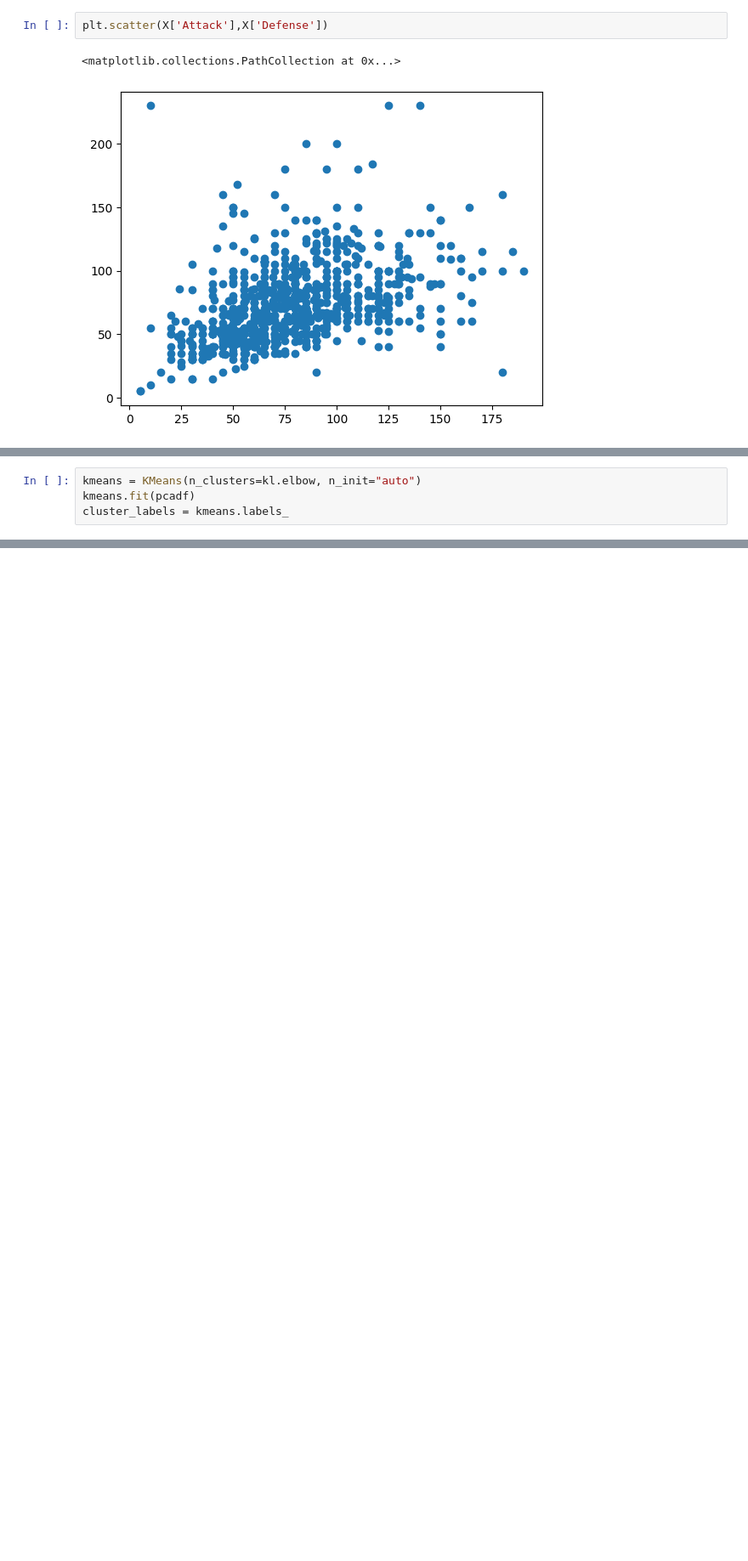
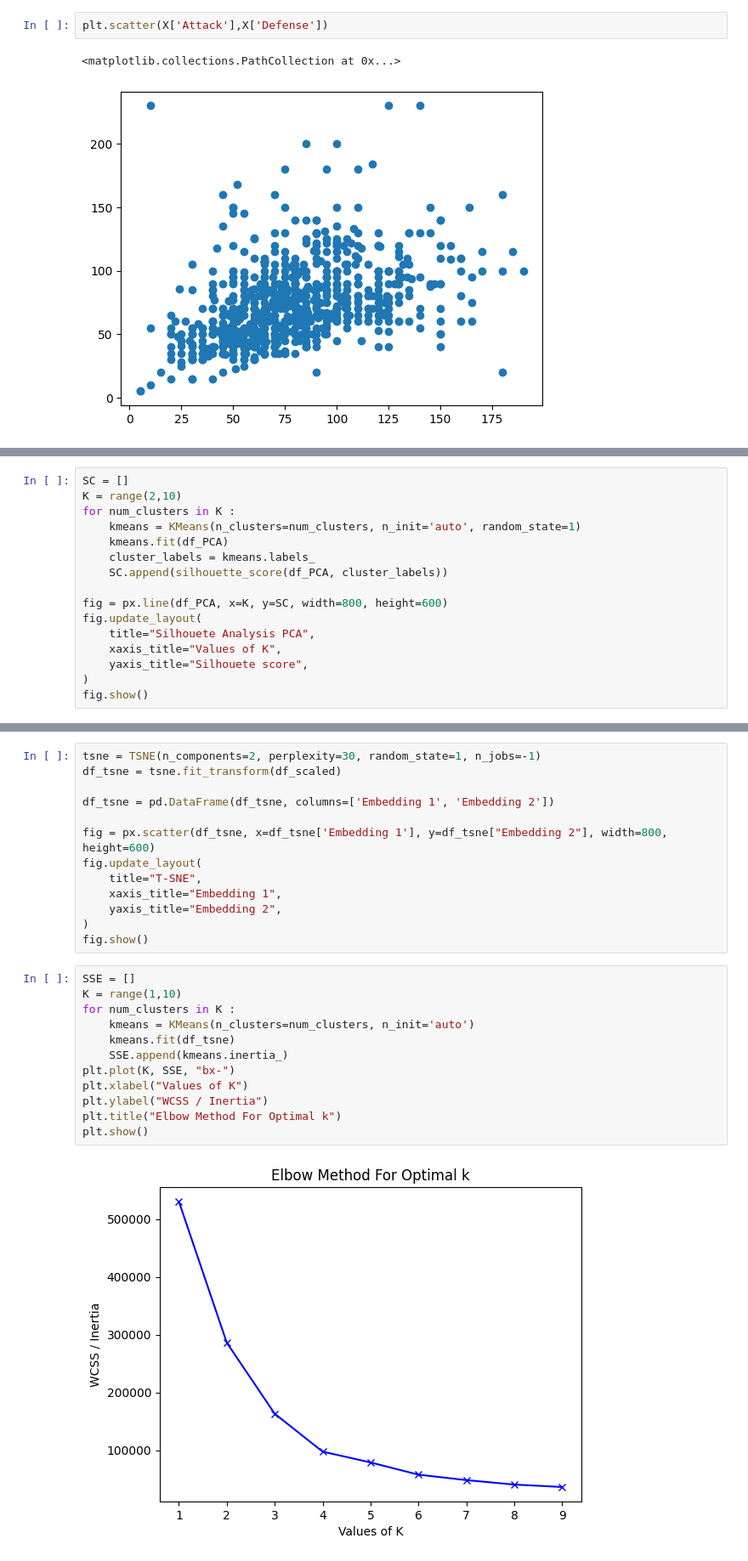
Before and after one commit to RPygramar/Pokemon-Clustering-PT-Edition, a Jupyter notebook: pokemon.ipynb, the cells around one changed output, grey strips where cells are left out. Shown at 85% size. Saved outputs shown, nothing was run; the diff lists cells and outputs as text; blank space fills up the shorter version.

```diff
--- a/pokemon.ipynb
+++ b/pokemon.ipynb
@@ -192,4 +235,0 @@ ValueError: x and y arrays must be equal in length along interpolation axis.
-# %%
-kmeans = KMeans(n_clusters=kl.elbow, n_init="auto")
-kmeans.fit(pcadf)
-cluster_labels = kmeans.labels_
@@ -207,0 +236,16 @@ plt.show()
+# %%
+SC = []
+K = range(2,10)
+for num_clusters in K :
+    kmeans = KMeans(n_clusters=num_clusters, n_init='auto', random_state=1)
+    kmeans.fit(df_PCA)
+    cluster_labels = kmeans.labels_
+    SC.append(silhouette_score(df_PCA, cluster_labels))
+
+fig = px.line(df_PCA, x=K, y=SC, width=800, height=600)
+fig.update_layout(
+    title="Silhouete Analysis PCA",
+    xaxis_title="Values of K",
+    yaxis_title="Silhouete score",
+)
+fig.show()
@@ -207,0 +347,27 @@ plt.show()
+# %%
+tsne = TSNE(n_components=2, perplexity=30, random_state=1, n_jobs=-1)
+df_tsne = tsne.fit_transform(df_scaled)
+
+df_tsne = pd.DataFrame(df_tsne, columns=['Embedding 1', 'Embedding 2'])
+
+fig = px.scatter(df_tsne, x=df_tsne['Embedding 1'], y=df_tsne["Embedding 2"], width=800, height=600)
+fig.update_layout(
+    title="T-SNE",
+    xaxis_title="Embedding 1",
+    yaxis_title="Embedding 2",
+)
+fig.show()
+# %%
+SSE = []
+K = range(1,10)
+for num_clusters in K :
+    kmeans = KMeans(n_clusters=num_clusters, n_init='auto')
+    kmeans.fit(df_tsne)
+    SSE.append(kmeans.inertia_)
+plt.plot(K, SSE, "bx-")
+plt.xlabel("Values of K")
+plt.ylabel("WCSS / Inertia")
+plt.title("Elbow Method For Optimal k")
+plt.show()
+# %% [output]
+[figure, added]
```
Also changed, not shown: parts of 49 cells of this notebook, 1 other file.
